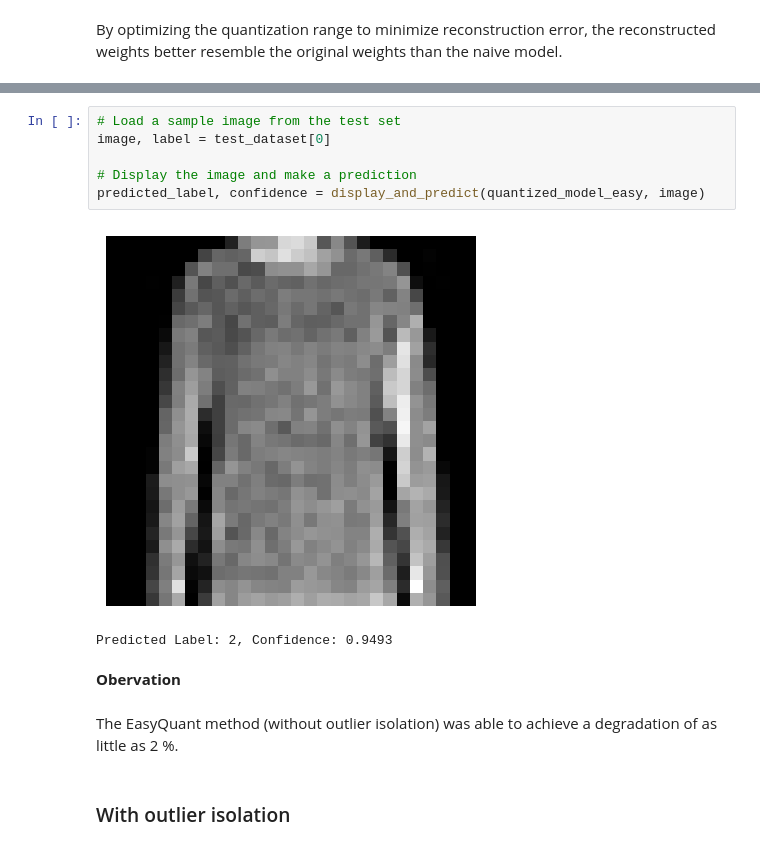
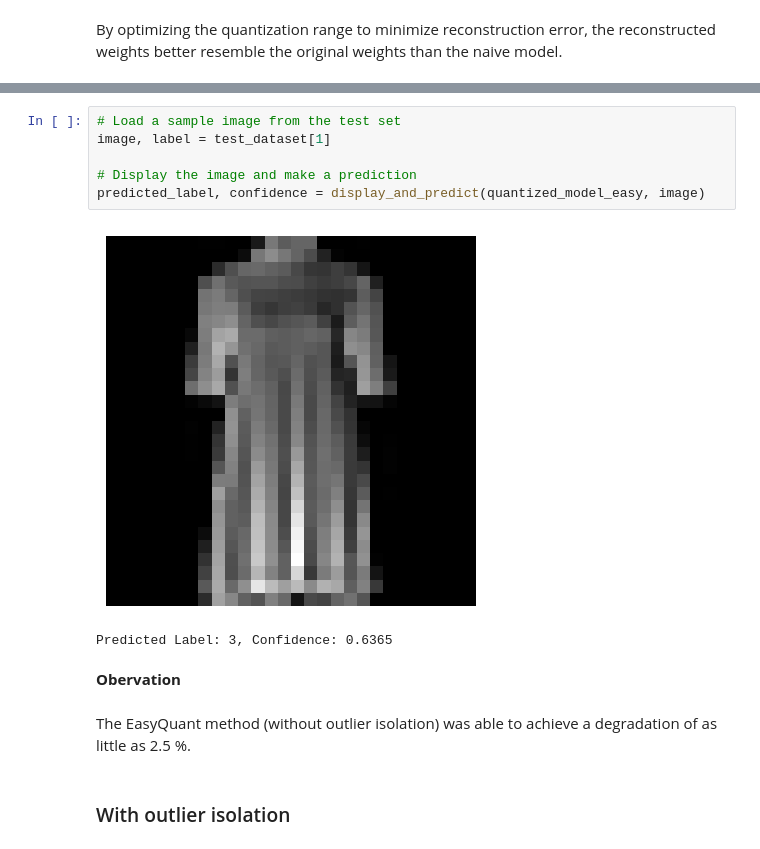
Before and after one commit to TokuyuSou/Quantization, a Jupyter notebook: script/quantize_simple_model.ipynb, the cells around one changed output, grey strips where cells are left out. Saved outputs shown, nothing was run; the diff lists cells and outputs as text.

```diff
--- a/script/quantize_simple_model.ipynb
+++ b/script/quantize_simple_model.ipynb
@@ -349,16 +349,16 @@ Test Accuracy: 84.90%
 # %%
 # Load a sample image from the test set
-image, label = test_dataset[0]
+image, label = test_dataset[1]
 
 # Display the image and make a prediction
 predicted_label, confidence = display_and_predict(quantized_model_easy, image)
 # %% [output]
-[figure, old version]
+[figure, new version]
-Predicted Label: 2, Confidence: 0.9493
+Predicted Label: 3, Confidence: 0.6365
 # %% [markdown]
 **Obervation**
 # %% [markdown]
-The EasyQuant method (without outlier isolation) was able to achieve a degradation of as little as 2 %.
+The EasyQuant method (without outlier isolation) was able to achieve a degradation of as little as 2.5 %.
 # %% [markdown]
 ### With outlier isolation
 # %%
```
Also changed, not shown: parts of 28 cells of this notebook, 2 other files.
